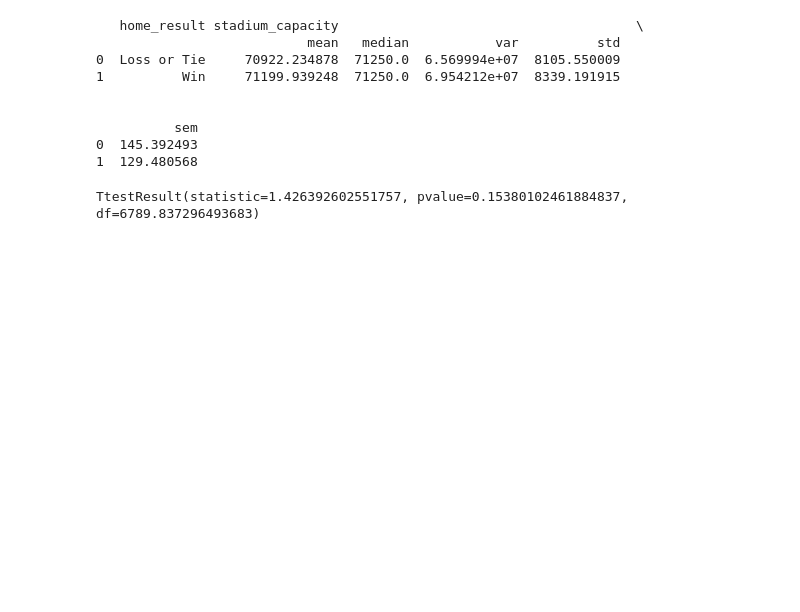
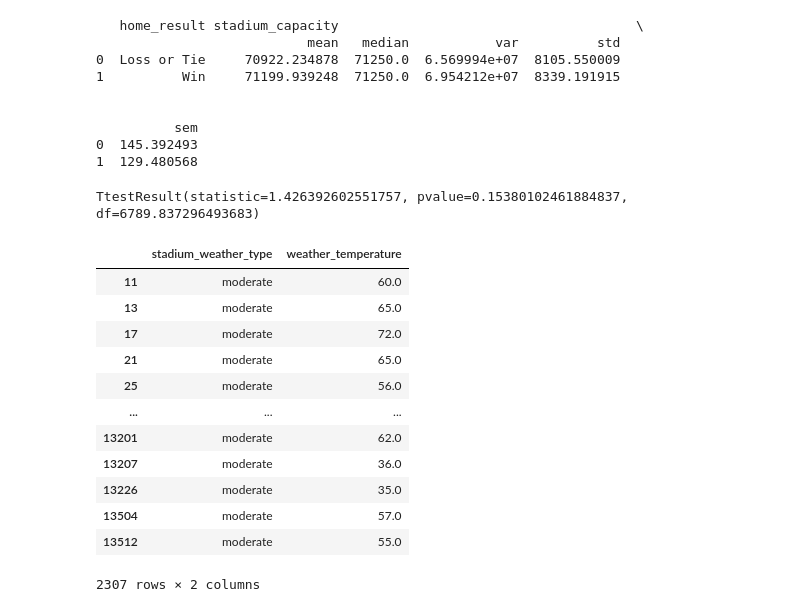
Before and after one commit to jlawrence16/project_one, a Jupyter notebook: import_data_nfl.ipynb, the cells around one changed output. Saved outputs shown, nothing was run; the diff lists cells and outputs as text; code cells hidden in the pictures; blank space fills up the shorter version.

```diff
--- a/import_data_nfl.ipynb
+++ b/import_data_nfl.ipynb
@@ -437,3 +429,22 @@ d2.stadium_capacity.mean()
 stats.ttest_ind(d1.stadium_capacity, d2.stadium_capacity, equal_var=False)
 # %% [output]
 TtestResult(statistic=1.426392602551757, pvalue=0.15380102461884837, df=6789.837296493683)
+# %%
+weather_2 = data_df[["stadium_weather_type", "weather_temperature"]]
+weather_2 = weather_2.dropna(how='any')
+weather_3 = weather_2[(weather_2["stadium_weather_type"] == "moderate")]
+weather_3
+# %% [output]
+|  | stadium_weather_type | weather_temperature |
+| 11 | moderate | 60.0 |
+| 13 | moderate | 65.0 |
+| 17 | moderate | 72.0 |
+| 21 | moderate | 65.0 |
+| 25 | moderate | 56.0 |
+| ... | ... | ... |
+| 13201 | moderate | 62.0 |
+| 13207 | moderate | 36.0 |
+| 13226 | moderate | 35.0 |
+| 13504 | moderate | 57.0 |
+| 13512 | moderate | 55.0 |
+2307 rows × 2 columns
```
Also changed, not shown: parts of 13 cells of this notebook.
